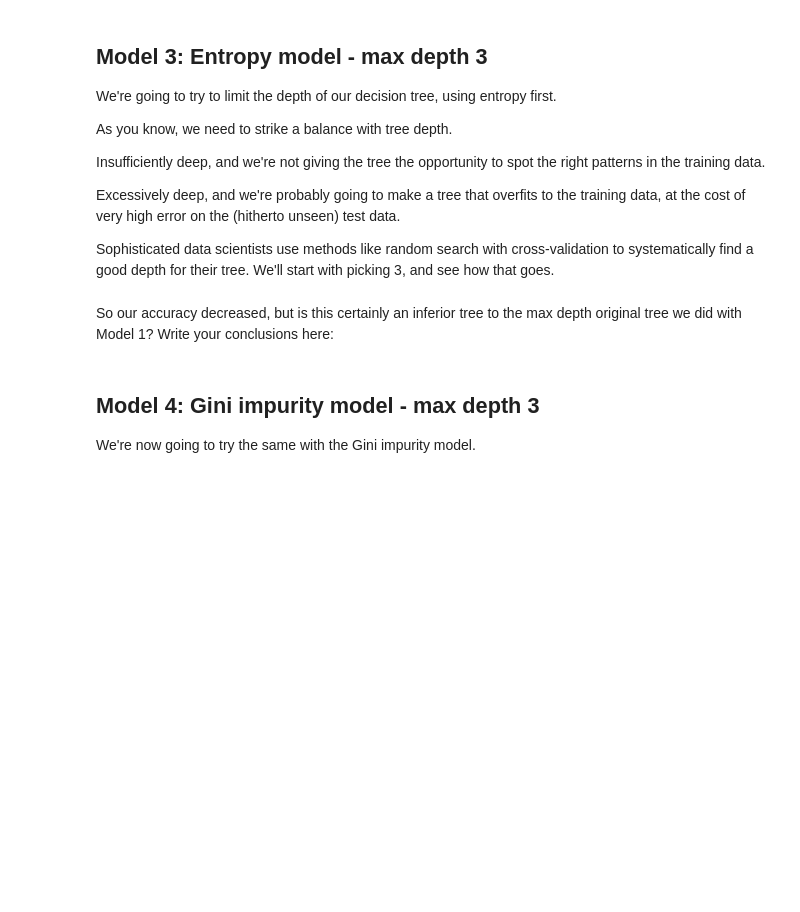
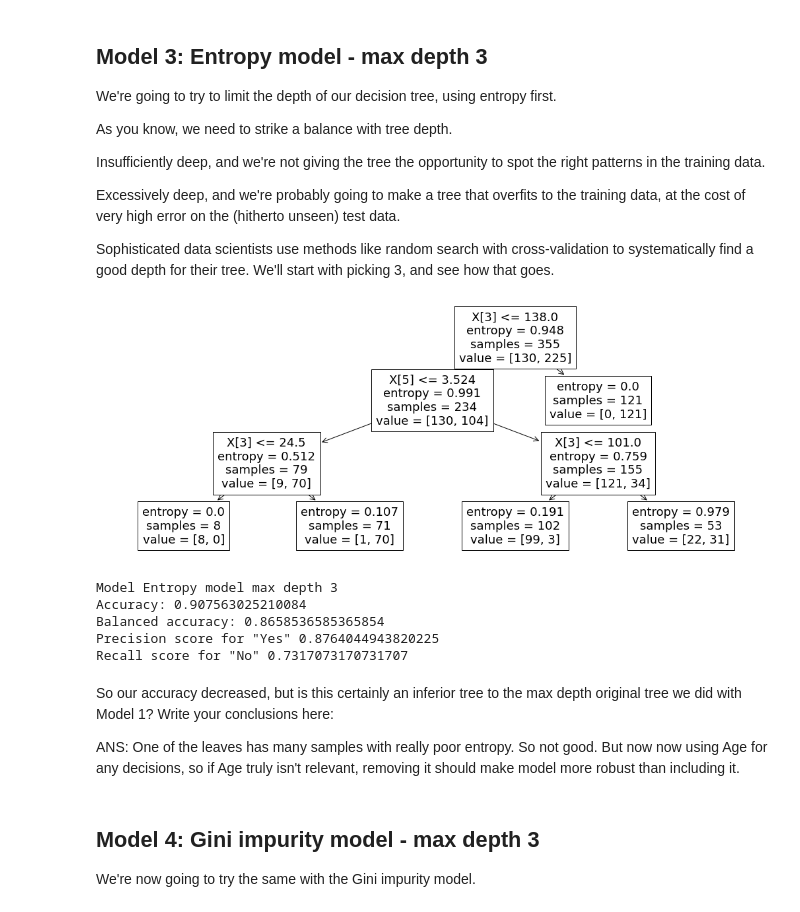
Before and after one commit to cabruck/DataScienceDecisionTree, a Jupyter notebook: Springboard Decision Tree Specialty Coffee Case Study - Tier 3.ipynb, the cells around one changed output. Drawn from its saved outputs; the diff is of its cells as text; code cells hidden in the pictures; blank space fills up the shorter version.

```diff
--- a/Springboard Decision Tree Specialty Coffee Case Study - Tier 3.ipynb
+++ b/Springboard Decision Tree Specialty Coffee Case Study - Tier 3.ipynb
@@ -502,22 +531,33 @@ Sophisticated data scientists use methods like random search with cross-validati
 # %%
 # Made a model as before, but call it entr_model2, and make the max_depth parameter equal to 3.
 # Execute the fitting, predicting, and Series operations as before
-_ _ _
+entr_model2 = tree.DecisionTreeClassifier(criterion='entropy', max_depth=3)
+entr_model2.fit(X_train,y_train)
+y_pred = entr_model2.predict(X_test)
+y_pred = pd.Series(y_pred)
 # %%
 # As before, we need to visualize the tree to grasp its nature
-_ _ _
-
-# Alternatively for class_names use entr_model2.classes_
-_ _ _
+plt.figure(figsize=[18,7])
+tree.plot_tree(entr_model2);
+# %% [output]
+[figure, added]
 # %%
 # Run this block for model evaluation
 print("Model Entropy model max depth 3")
 print("Accuracy:", metrics.accuracy_score(y_test,y_pred))
 print("Balanced accuracy:", metrics.balanced_accuracy_score(y_test,y_pred))
-print('Precision score for "Yes"' , metrics.precision_score(y_test,y_pred, pos_label = "YES"))
-print('Recall score for "No"' , metrics.recall_score(y_test,y_pred, pos_label = "NO"))
+print('Precision score for "Yes"' , metrics.precision_score(y_test,y_pred, pos_label = "Yes"))
+print('Recall score for "No"' , metrics.recall_score(y_test,y_pred, pos_label = "No"))
+# %% [output]
+Model Entropy model max depth 3
+Accuracy: 0.907563025210084
+Balanced accuracy: 0.8658536585365854
+Precision score for "Yes" 0.8764044943820225
+Recall score for "No" 0.7317073170731707
 # %% [markdown]
 So our accuracy decreased, but is this certainly an inferior tree to the max depth original tree we did with Model 1? Write your conclusions here:
+
+ANS: One of the leaves has many samples with really poor entropy. So not good.  But now now using Age for any decisions, so if Age truly isn't relevant, removing it should make model more robust than including it.
 # %% [markdown]
 ## Model 4: Gini impurity  model - max depth 3
 We're now going to try the same with the Gini impurity model.
```
Also changed, not shown: parts of 29 cells of this notebook.
